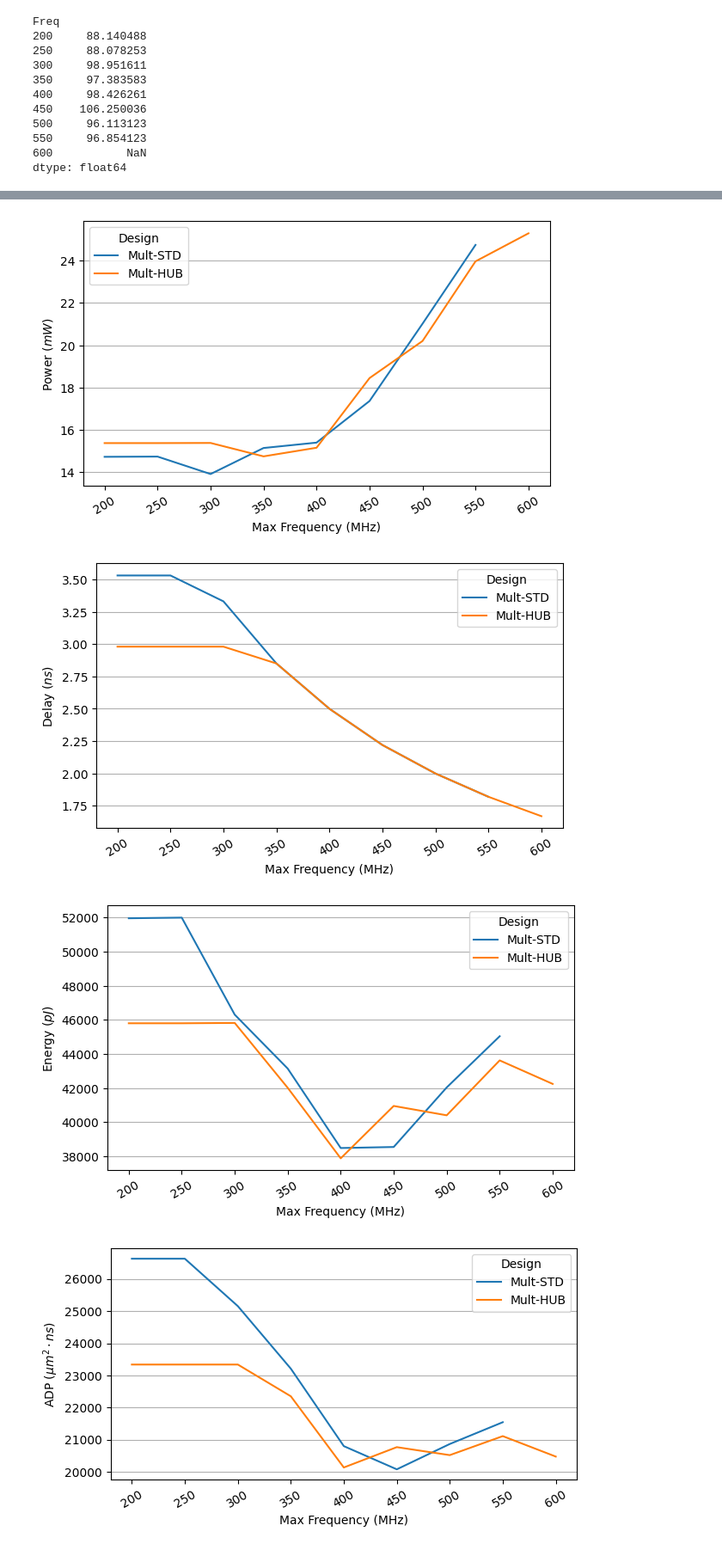
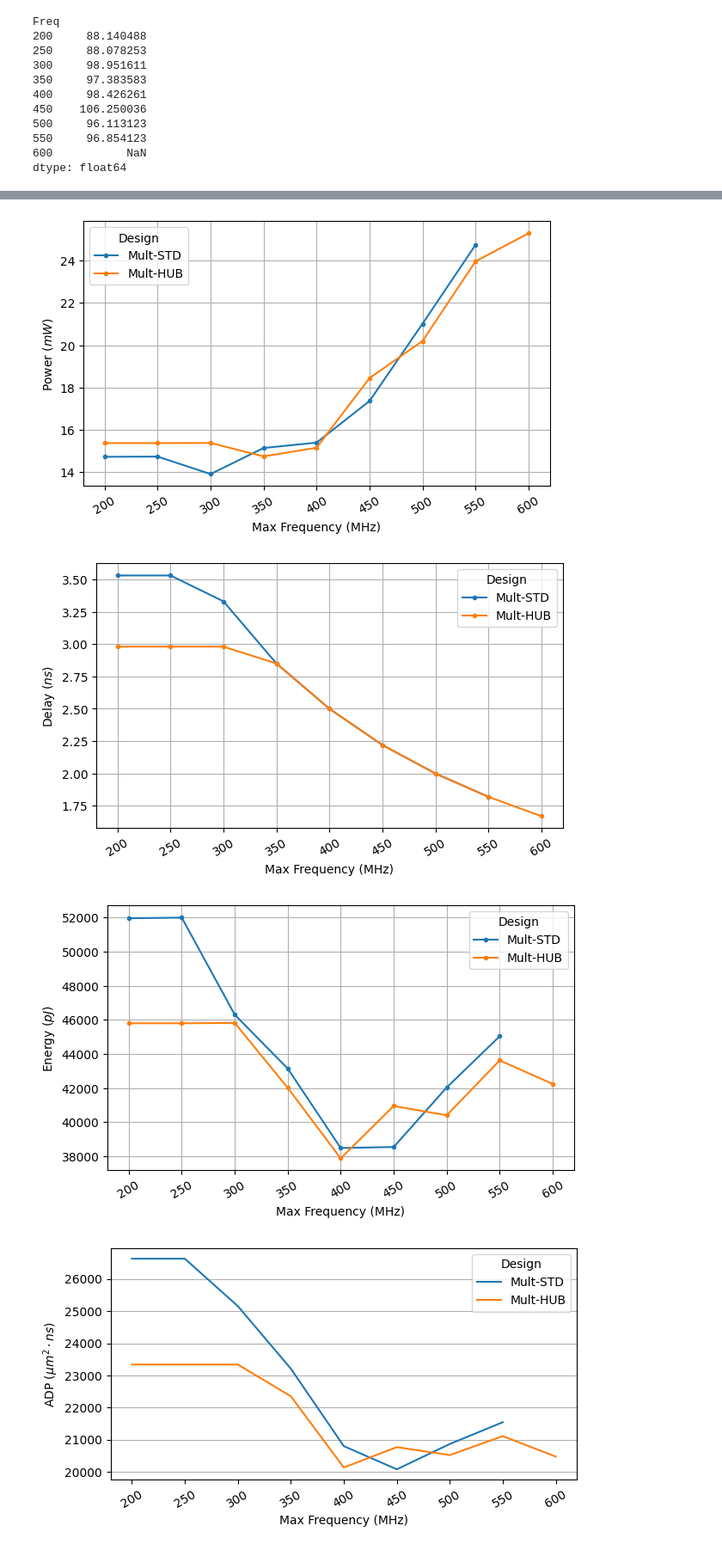
Before and after one commit to artecs-group/hub-posit, a Jupyter notebook: synth/plot_graphs.ipynb, the cells around one changed output, grey strips where cells are left out. Shown at 86% size. Cells and saved outputs as stored; diff of their text form; code cells hidden in the pictures.

```diff
--- a/synth/plot_graphs.ipynb
+++ b/synth/plot_graphs.ipynb
@@ -330,6 +532,10 @@ mult_df.head()
 | 2 | Multiplication_Original | 32 | 250 | MET | 7544.980847 | 14.7290 | 3.53 | 51993.370 | 26633.782390 |
 | 3 | Multiplication_Original | 32 | 300 | MET | 7555.329648 | 13.9037 | 3.33 | 46299.321 | 25159.247728 |
 | 4 | Multiplication_Original | 32 | 350 | MET | 8145.446484 | 15.1352 | 2.85 | 43135.320 | 23214.522479 |
+# %%
+# Select certain bitwidth
+mult_df = mult_df.query(f'Bits == {BITS}')
+# mult_df
 # %%
 mult_df["Design"].replace("Multiplication_Original", "Mult-STD", inplace=True)
 mult_df["Design"].replace("Multiplication_HUB", "Mult-HUB", inplace=True)
@@ -348,11 +554,16 @@ mult_df.tail()
 # mult_df = mult_df[mult_df["Delay"] <= round(1000/mult_df["Freq"], 2)]
 mult_df = mult_df.query('Slack == "MET" & Freq != 0')
 
-area_df = mult_df[["Area", "Design", "Freq"]].groupby(["Design", "Freq"], sort=False).sum().unstack(0)
-power_df = mult_df[["Power", "Design", "Freq"]].groupby(["Design", "Freq"], sort=False).sum().unstack(0)
-delay_df = mult_df[["Delay", "Design", "Freq"]].groupby(["Design", "Freq"], sort=False).sum().unstack(0)
-energy_df = mult_df[["Energy", "Design", "Freq"]].groupby(["Design", "Freq"], sort=False).sum().unstack(0)
-ADP_df = mult_df[["ADP", "Design", "Freq"]].groupby(["Design", "Freq"], sort=False).sum().unstack(0)
+area_df = mult_df[["Area", "Design", "Freq"]].groupby(
+    ["Design", "Freq"], sort=False).sum().unstack(0)
+power_df = mult_df[["Power", "Design", "Freq"]].groupby(
+    ["Design", "Freq"], sort=False).sum().unstack(0)
+delay_df = mult_df[["Delay", "Design", "Freq"]].groupby(
+    ["Design", "Freq"], sort=False).sum().unstack(0)
+energy_df = mult_df[["Energy", "Design", "Freq"]].groupby(
+    ["Design", "Freq"], sort=False).sum().unstack(0)
+ADP_df = mult_df[["ADP", "Design", "Freq"]].groupby(
+    ["Design", "Freq"], sort=False).sum().unstack(0)
 
 area_df.head()
 # %% [output]
@@ -478,11 +859,12 @@ plt.show()
 # %%
-ax1=power_df.plot.line(
-	y="Power",
-	rot = 30,
-	ylabel="Power ($mW$)",
-    figsize=(7,4)
+ax1 = power_df.plot.line(
+    y="Power",
+    rot=30,
+    ylabel="Power ($mW$)",
+    figsize=(7, 4),
+    marker='.',
 )
-ax1.set_xticks(range(200, 600+1, 50))
+ax1.set_xticks(range(200, area_df.index[-1]+1, 50))
 # ax1.set_ylim(0)
 
 # ax2 = ax1.twinx()
@@ -505,21 +887,22 @@ ax1.set_xticks(range(200, 600+1, 50))
 # 		labels.append(l)
 # plt.legend(handles, labels, loc='lower right')
 
-ax1.grid(True, axis="y")
+ax1.grid(True)
 # plt.grid(False, axis="x")
 plt.xlabel('Max Frequency (MHz)')
-plt.savefig('figs/mult_power.pdf', bbox_inches="tight")
+# plt.savefig('figs/mult_power.pdf', bbox_inches="tight")
 plt.show()
 # %% [output]
-[figure, old version]
+[figure, new version]
 # %%
-ax1=delay_df.plot.line(
-	y="Delay",
-	rot = 30,
-	ylabel="Delay ($ns$)",
-    figsize=(7,4)
+ax1 = delay_df.plot.line(
+    y="Delay",
+    rot=30,
+    ylabel="Delay ($ns$)",
+    figsize=(7, 4),
+    marker='.',
 )
-ax1.set_xticks(range(200, 600+1, 50))
+ax1.set_xticks(range(200, area_df.index[-1]+1, 50))
 # ax1.set_ylim(0)
 
 # ax2 = ax1.twinx()
@@ -542,48 +925,49 @@ ax1.set_xticks(range(200, 600+1, 50))
 # 		labels.append(l)
 # plt.legend(handles, labels, loc='best')
 
-ax1.grid(True, axis="y")
+ax1.grid(True)
 # plt.grid(False, axis="x")
 plt.xlabel('Max Frequency (MHz)')
-plt.savefig('figs/mult_delay.pdf', bbox_inches="tight")
+# plt.savefig('figs/mult_delay.pdf', bbox_inches="tight")
 plt.show()
 # %% [output]
-[figure, old version]
+[figure, new version]
 # %%
-ax1=energy_df.plot.line(
+ax1 = energy_df.plot.line(
     y="Energy",
-    rot = 30,
+    rot=30,
     ylabel="Energy ($pJ$)",
-    figsize=(7,4)
+    figsize=(7, 4),
+    marker='.',
 )
-ax1.set_xticks(range(200, 600+1, 50))
+ax1.set_xticks(range(200, area_df.index[-1]+1, 50))
 # ax1.set_ylim(0)
 
 # ax2 = ax1.twinx()
 
 # ax2 = energy_gain.plot.line(
 # 	rot = 0,
 # 	# ylabel="%",
 # 	ax=ax2,
 # 	color='g',
 # 	label="Ratio (%)"
 # )
 # ax2.set_ylim(0)
 
 # # Plot legends together
 # ax1.legend_ = None
 # handles,labels = [],[]
 # for ax in [ax1, ax2]:
 # 	for h,l in zip(*ax.get_legend_handles_labels()):
 # 		handles.append(h)
 # 		labels.append(l)
 # plt.legend(handles, labels, loc='lower right')
 
-ax1.grid(True, axis="y")
+ax1.grid(True)
 # plt.grid(False, axis="x")
 plt.xlabel('Max Frequency (MHz)')
-plt.savefig('figs/mult_energy.pdf', bbox_inches="tight")
+# plt.savefig('figs/mult_energy.pdf', bbox_inches="tight")
 plt.show()
 # %% [output]
-[figure, old version]
+[figure, new version]
 # %%
```
Also changed, not shown: parts of 27 cells of this notebook, 33 other files.
